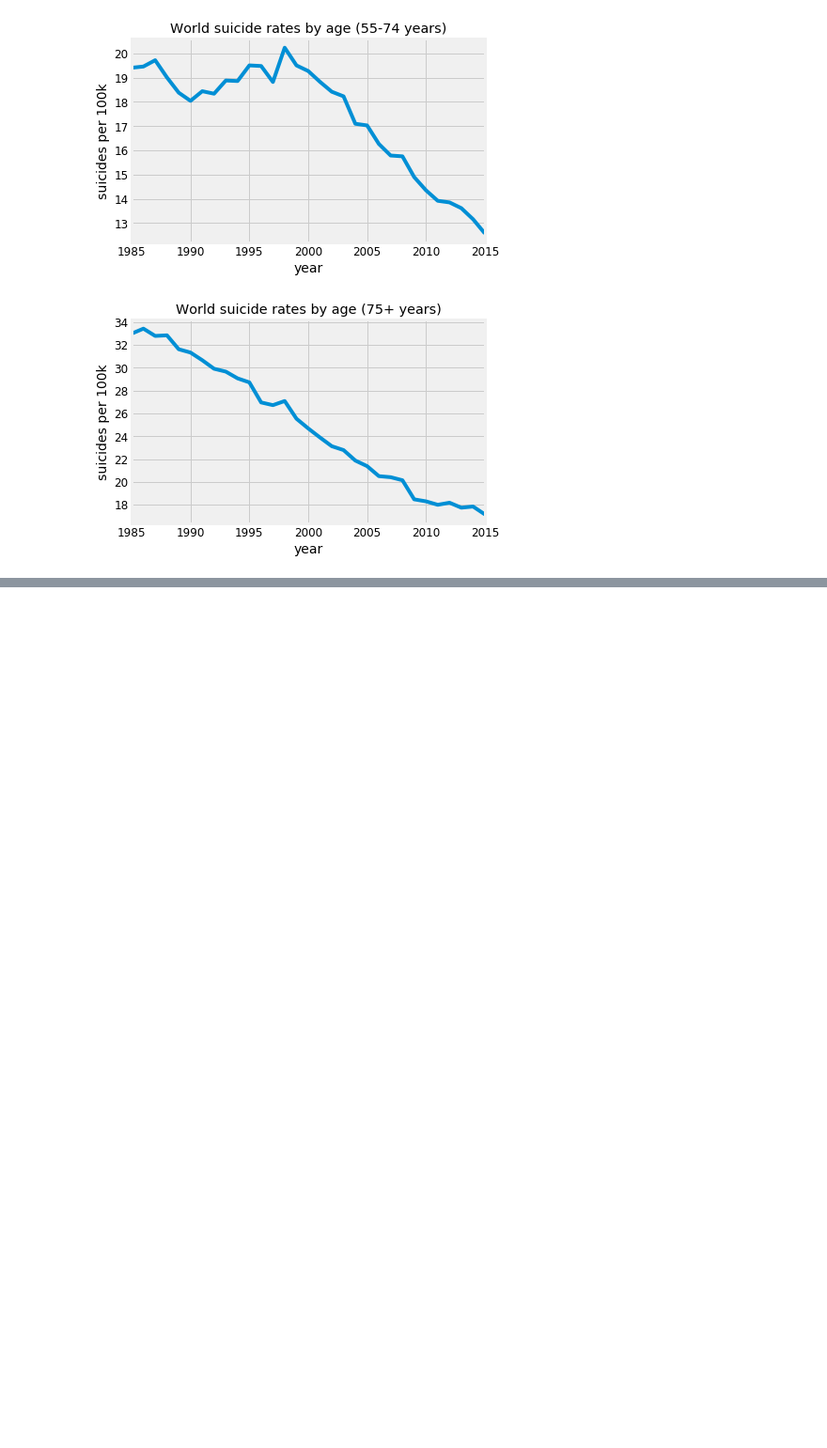
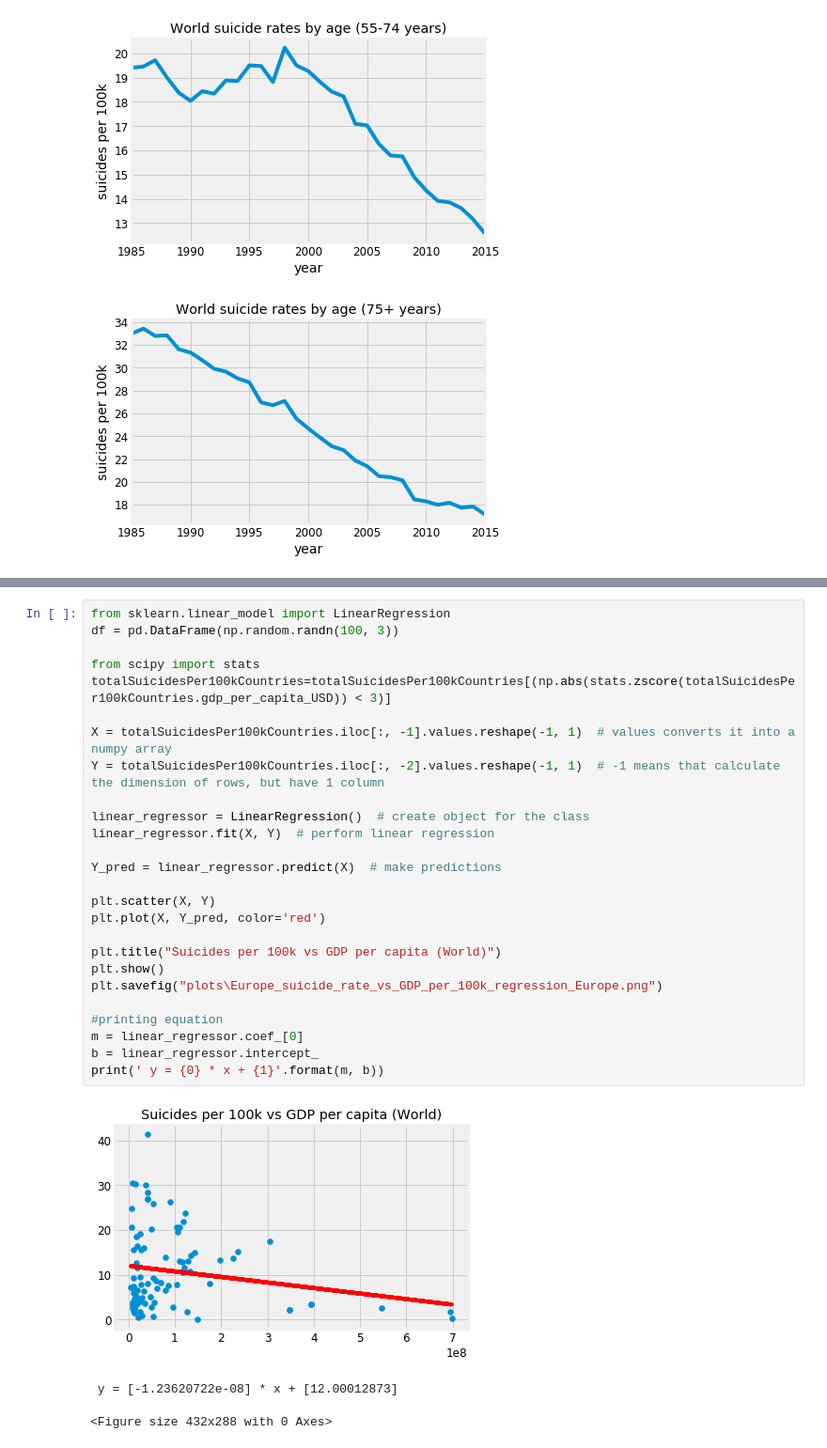
Before and after one commit to MiguelArieiro/WorldSuicideRatesAnalysis, a Jupyter notebook: sgd3.ipynb, the cells around one changed output, grey strips where cells are left out. Shown at 94% size. Cells and saved outputs as stored; diff of their text form; blank space fills up the shorter version.

```diff
--- a/sgd3.ipynb
+++ b/sgd3.ipynb
@@ -463 +477,31 @@ for value in continentValues:
+# %%
+from sklearn.linear_model import LinearRegression
+df = pd.DataFrame(np.random.randn(100, 3))
+
+from scipy import stats
+totalSuicidesPer100kCountries=totalSuicidesPer100kCountries[(np.abs(stats.zscore(totalSuicidesPer100kCountries.gdp_per_capita_USD)) < 3)]
+
+X = totalSuicidesPer100kCountries.iloc[:, -1].values.reshape(-1, 1)  # values converts it into a numpy array
+Y = totalSuicidesPer100kCountries.iloc[:, -2].values.reshape(-1, 1)  # -1 means that calculate the dimension of rows, but have 1 column
+
+linear_regressor = LinearRegression()  # create object for the class
+linear_regressor.fit(X, Y)  # perform linear regression
+
+Y_pred = linear_regressor.predict(X)  # make predictions
+
+plt.scatter(X, Y)
+plt.plot(X, Y_pred, color='red')
+
+plt.title("Suicides per 100k vs GDP per capita (World)")
+plt.show()
+plt.savefig("plots\Europe_suicide_rate_vs_GDP_per_100k_regression_Europe.png")
+
+#printing equation
+m = linear_regressor.coef_[0]
+b = linear_regressor.intercept_
+print(' y = {0} * x + {1}'.format(m, b))
+# %% [output]
+[figure, added]
+ y = [-1.23620722e-08] * x + [12.00012873]
+<Figure size 432x288 with 0 Axes>
 # %%
```
Also changed, not shown: parts of 12 cells of this notebook, 19 other files.
